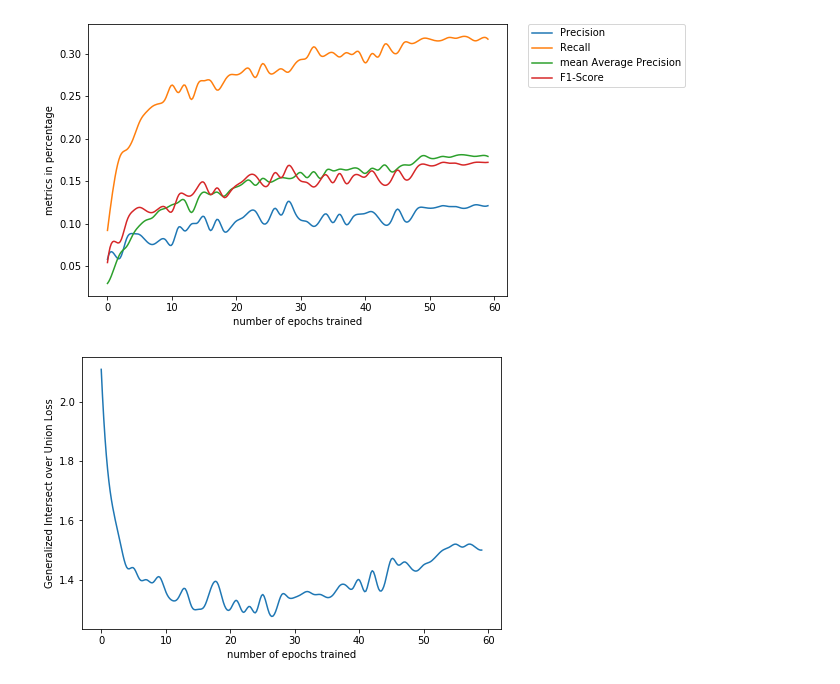
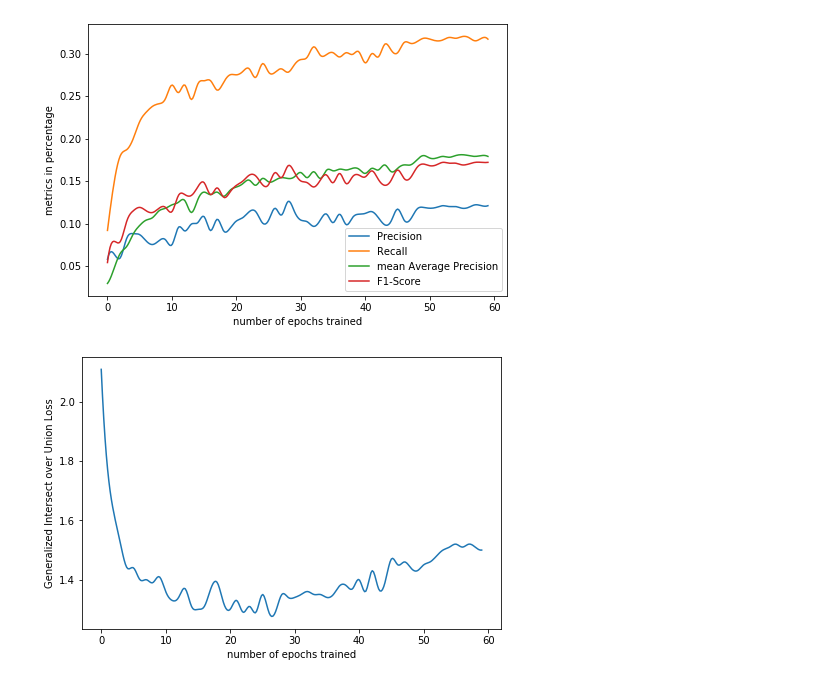
Before and after one commit to EricSchuMa/PYOLO, a Jupyter notebook: plots/Untitled.ipynb, the cells around one changed output. Cells and saved outputs as stored; diff of their text form; code cells hidden in the pictures.

Commit message:
Changed plots

```diff
--- a/plots/Untitled.ipynb
+++ b/plots/Untitled.ipynb
@@ -25,35 +25,35 @@ for line in results.split("\n"):
     values = line.split()
     epoch.append(float(values[0].split("/")[0]))
     precision.append(float(values[9]))
     recall.append(float(values[10]))
     mAP.append(float(values[11]))
     F1.append(float(values[12]))
     loss.append(float(values[13]))
 
 epoch = np.array(epoch)
 precision = np.array(precision)
 recall = np.array(recall)
 mAP = np.array(mAP)
 F1 = np.array(F1)
 loss = np.array(loss)
 
 plt.figure(figsize=(7.5,5))
 plt.plot(*smooth(epoch, precision), label="Precision")
 plt.plot(*smooth(epoch, recall), label="Recall")
 plt.plot(*smooth(epoch, mAP), label="mean Average Precision")
 plt.plot(*smooth(epoch, F1), label="F1-Score")
 plt.xlabel("number of epochs trained")
 plt.ylabel("metrics in percentage")
-plt.legend(bbox_to_anchor=(1.05, 1), loc=2, borderaxespad=0.)
+plt.legend()
 plt.savefig("Metrics_train.jpg")
 
 plt.figure(figsize=(7.5, 5))
 plt.xlabel("number of epochs trained")
 plt.ylabel("Generalized Intersect over Union Loss")
 plt.plot(*smooth(epoch, loss))
 plt.savefig("GIoU_loss.jpg")
 # %% [output]
-[figure, old version]
+[figure, new version]
 [figure]
 # %%
 with open("results_classes_50epochs.txt") as f:
```
Also changed, not shown: parts of 2 cells of this notebook.
